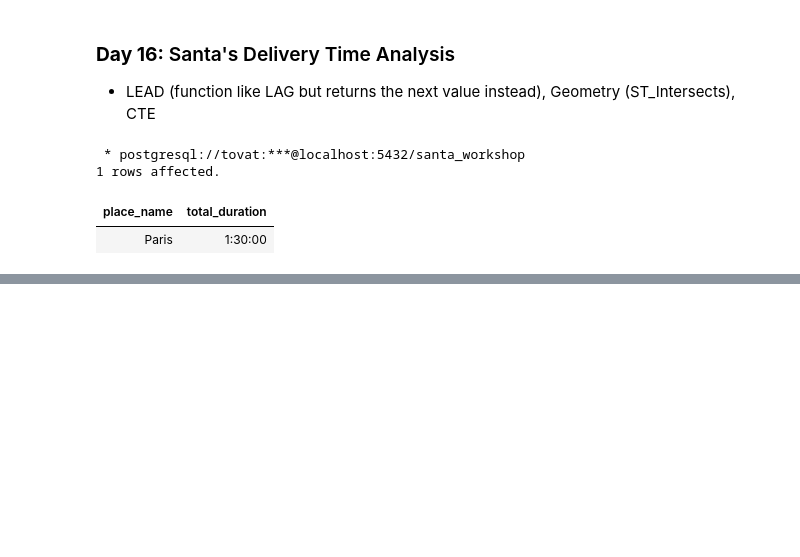
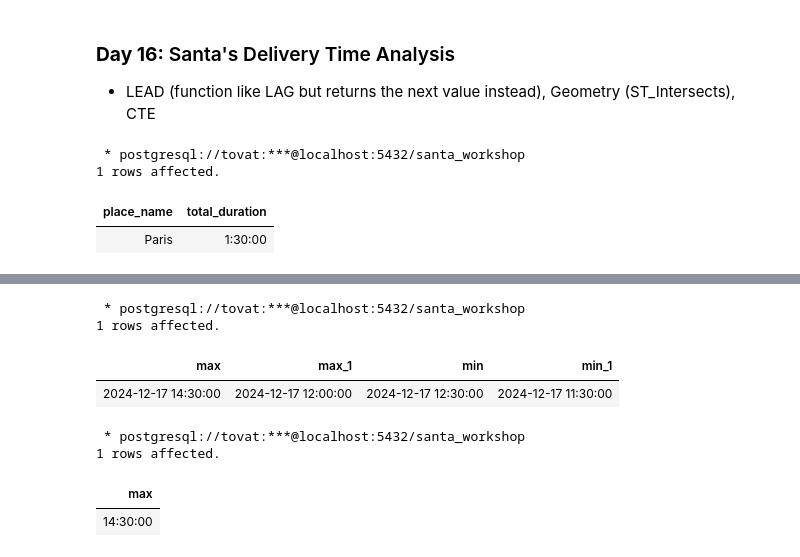
Before and after one commit to tovat/SQL-Advent-Calendars, a Jupyter notebook: advent-of-sql.ipynb, the cells around one changed output, grey strips where cells are left out. Saved outputs shown, nothing was run; the diff lists cells and outputs as text; code cells hidden in the pictures; blank space fills up the shorter version.

```diff
--- a/advent-of-sql.ipynb
+++ b/advent-of-sql.ipynb
@@ -601,0 +607,31 @@ LIMIT 1;
+# %%
+%%sql
+
+WITH UTC_times as (
+    select workshop_name,
+    business_start_time,
+    business_end_time,
+    (CURRENT_DATE || ' ' || business_start_time)::timestamp AT TIME ZONE timezone at time zone 'UTC' AS UTC_start,
+    (CURRENT_DATE || ' ' || business_end_time)::timestamp AT TIME ZONE timezone at time zone 'UTC' AS UTC_end,
+    (CURRENT_DATE || ' ' || business_start_time)::timestamptz AT TIME ZONE timezone AS UTC_start1,
+    (CURRENT_DATE || ' ' || business_end_time)::timestamptz AT TIME ZONE timezone AS UTC_end1
+
+
+from workshops
+)
+SELECT MAX(UTC_start), MAX(UTC_start1), MIN(UTC_end), MIN(UTC_end1)
+from UTC_times
+# %% [output]
+ * postgresql://tovat:***@localhost:5432/santa_workshop
+1 rows affected.
+| max | max_1 | min | min_1 |
+| 2024-12-17 14:30:00 | 2024-12-17 12:00:00 | 2024-12-17 12:30:00 | 2024-12-17 11:30:00 |
+# %%
+%%sql
+
+select (max((current_date ||' '||business_start_time)::timestamp at time zone timezone at time zone 'UTC'))::time from workshops;
+# %% [output]
+ * postgresql://tovat:***@localhost:5432/santa_workshop
+1 rows affected.
+| max |
+| 14:30:00 |
```
Also changed, not shown: parts of 4 cells of this notebook.
